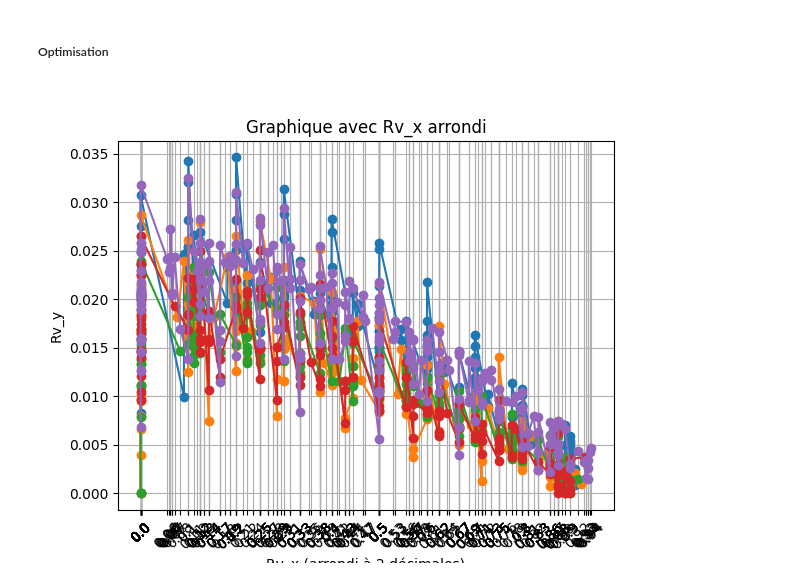
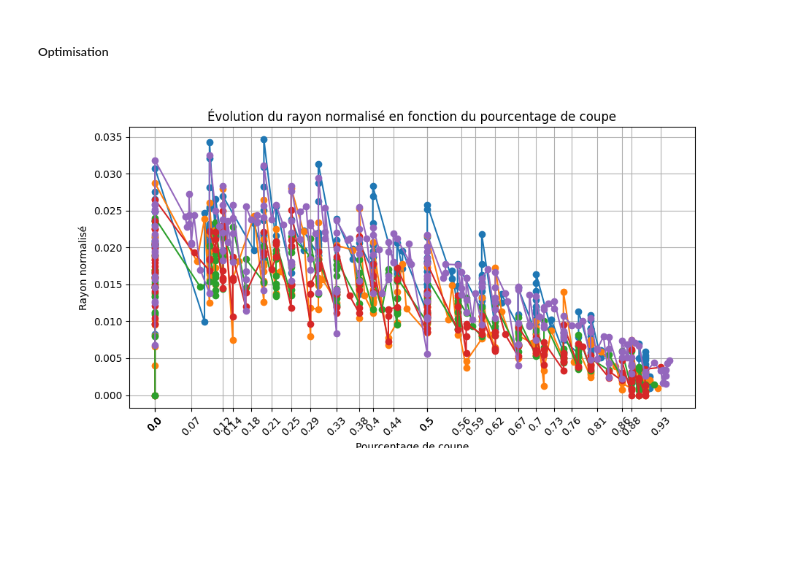
Before and after one commit to titiuo/Segmentation-IRM, a Jupyter notebook: Rendu/results.ipynb, the cells around one changed output. Cells and saved outputs as stored; diff of their text form; code cells hidden in the pictures; blank space fills up the shorter version.

```diff
--- a/Rendu/results.ipynb
+++ b/Rendu/results.ipynb
@@ -786,13 +786,9 @@ sorted_pairs = sorted(zip(Dcm_x, Dcm_y))  # Trie selon Dcm_x
 Dcm_x_sorted, Dcm_y_sorted = zip(*sorted(zip(Dcm_x, Dcm_y)))
 Dcm_x_sorted_float = [float(x) for x in Dcm_x_sorted]
 rounded_x = np.round(Dcm_x_sorted_float, 2)
-plt.figure()
+plt.figure(figsize=(10, 5))
 plt.plot(Dcm_x_sorted_float, Dcm_y_sorted, marker='o')
-plt.xticks(Dcm_x_sorted_float, labels=rounded_x, rotation=45)
-plt.xlabel("Dcm_x (arrondi à 2 décimales)")
-plt.ylabel("Dcm_y")
-plt.title("Graphique avec Dcm_x arrondi")
-plt.grid(True)
+
 
 Hcm_x = []
 Hcm_y =[]
@@ -804,11 +800,7 @@ Hcm_x_sorted, Hcm_y_sorted = zip(*sorted(zip(Hcm_x, Hcm_y)))
 Hcm_x_sorted_float = [float(x) for x in Hcm_x_sorted]
 rounded_x = np.round(Hcm_x_sorted_float, 2)
 plt.plot(Hcm_x_sorted_float, Hcm_y_sorted, marker='o')
-plt.xticks(Hcm_x_sorted_float, labels=rounded_x, rotation=45)
-plt.xlabel("Hcm_x (arrondi à 2 décimales)")
-plt.ylabel("Hcm_y")
-plt.title("Graphique avec Hcm_x arrondi")
-plt.grid(True)
+
 
 Minf_x = []
 Minf_y =[]
@@ -818,45 +810,37 @@ for id in Minf_patients:
 sorted_pairs = sorted(zip(Minf_x, Minf_y))
 Minf_x_sorted, Minf_y_sorted = zip(*sorted(zip(Minf_x, Minf_y)))
 Minf_x_sorted_float = [float(x) for x in Minf_x_sorted]
 rounded_x = np.round(Minf_x_sorted_float, 2)
 plt.plot(Minf_x_sorted_float, Minf_y_sorted, marker='o')
-plt.xticks(Minf_x_sorted_float, labels=rounded_x, rotation=45)
-plt.xlabel("Minf_x (arrondi à 2 décimales)")
-plt.ylabel("Minf_y")
-plt.title("Graphique avec Minf_x arrondi")
-plt.grid(True)
+
 
 Nor_x = []
 Nor_y =[]
 for id in Nor_patients:
     Nor_x+=list(data[id].keys())
     Nor_y+=list(data[id].values())
 sorted_pairs = sorted(zip(Nor_x, Nor_y))
 Nor_x_sorted, Nor_y_sorted = zip(*sorted(zip(Nor_x, Nor_y)))
 Nor_x_sorted_float = [float(x) for x in Nor_x_sorted]
 rounded_x = np.round(Nor_x_sorted_float, 2)
 plt.plot(Nor_x_sorted_float, Nor_y_sorted, marker='o')
-plt.xticks(Nor_x_sorted_float, labels=rounded_x, rotation=45)
-plt.xlabel("Nor_x (arrondi à 2 décimales)")
-plt.ylabel("Nor_y")
-plt.title("Graphique avec Nor_x arrondi")
-plt.grid(True)
+
 
 Rv_x = []
 Rv_y =[]
 for id in Rv_patients:
     Rv_x+=list(data[id].keys())
     Rv_y+=list(data[id].values())
 sorted_pairs = sorted(zip(Rv_x, Rv_y))
 Rv_x_sorted, Rv_y_sorted = zip(*sorted(zip(Rv_x, Rv_y)))
 Rv_x_sorted_float = [float(x) for x in Rv_x_sorted]
 rounded_x = np.round(Rv_x_sorted_float, 2)
 plt.plot(Rv_x_sorted_float, Rv_y_sorted, marker='o')
-plt.xticks(Rv_x_sorted_float, labels=rounded_x, rotation=45)
-plt.xlabel("Rv_x (arrondi à 2 décimales)")
-plt.ylabel("Rv_y")
-plt.title("Graphique avec Rv_x arrondi")
+plt.xticks(Rv_x_sorted_float[::8], labels=rounded_x[::8], rotation=45)
+plt.xlabel("Pourcentage de coupe")
+plt.ylabel("Rayon normalisé")
+plt.title("Évolution du rayon normalisé en fonction du pourcentage de coupe")
 plt.grid(True)
 plt.show()
 # %% [output]
-[figure, old version]
+[figure, new version]
```
